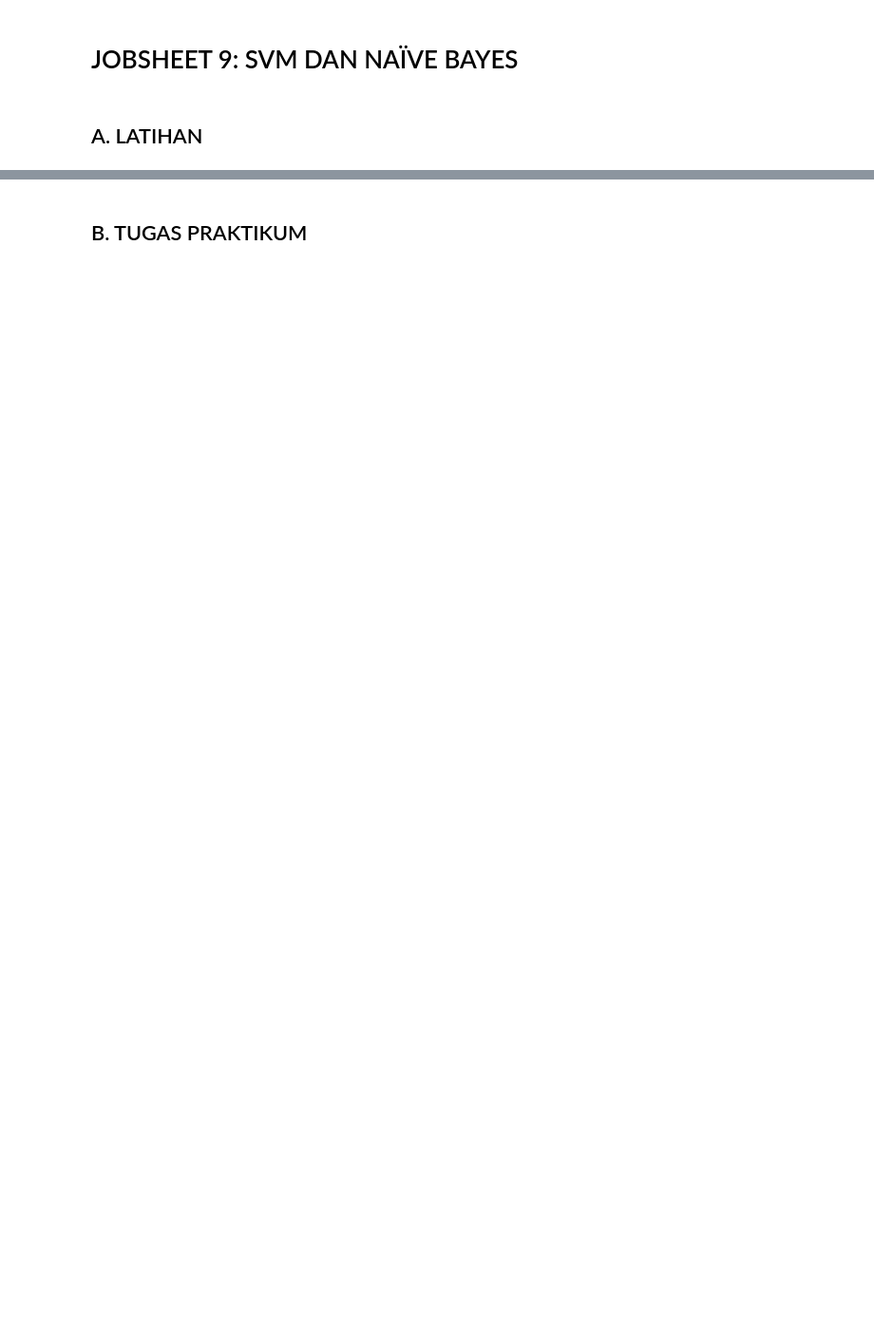
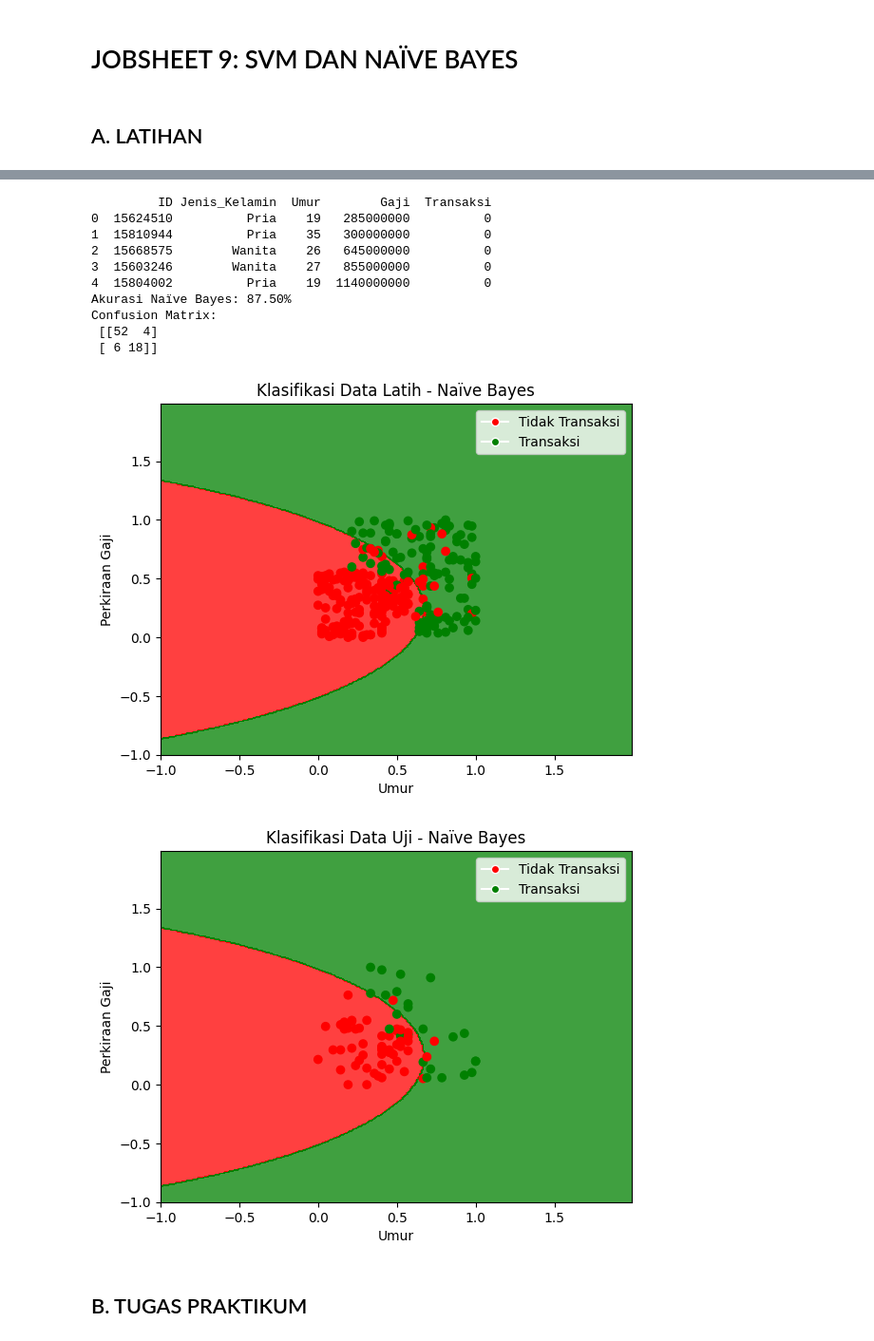
Before and after one commit to IlhamThrq/AI_TI-1B_2025, a Jupyter notebook: SVM DAN NAÏVE BAYES.ipynb, the cells around one changed output, grey strips where cells are left out. Shown at 95% size. Cells and saved outputs as stored; diff of their text form; code cells hidden in the pictures; blank space fills up the shorter version.

```diff
--- a/SVM DAN NAÏVE BAYES.ipynb
+++ b/SVM DAN NAÏVE BAYES.ipynb
@@ -13,2 +115,80 @@
+# %%
+# Import library
+import numpy as np
+import pandas as pd
+import matplotlib.pyplot as plt
+from sklearn.model_selection import train_test_split
+from sklearn.preprocessing import MinMaxScaler
+from sklearn.naive_bayes import GaussianNB
+from sklearn.metrics import confusion_matrix, accuracy_score
+from matplotlib.colors import ListedColormap
+
+# Membaca dataset
+dataset = pd.read_csv('iklan_sosmed.csv', delimiter=';')
+
+# Menampilkan 5 baris pertama
+print(dataset.head())
+
+# Memisahkan fitur dan label
+X = dataset.iloc[:, 2:-1].values
+y = dataset.iloc[:, -1].values
+
+# Membagi data latih dan uji
+X_train, X_test, y_train, y_test = train_test_split(X, y, test_size=0.2, random_state=99)
+
+# Normalisasi fitur
+sc = MinMaxScaler()
+X_train = sc.fit_transform(X_train)
+X_test = sc.transform(X_test)
+
+# Melatih model Naïve Bayes
+classifier = GaussianNB()
+classifier.fit(X_train, y_train)
+
+# Prediksi dan evaluasi
+y_pred = classifier.predict(X_test)
+cm = confusion_matrix(y_test, y_pred)
+acc = accuracy_score(y_test, y_pred)
+
+print("Akurasi Naïve Bayes: {:.2f}%".format(acc * 100))
+print("Confusion Matrix:\n", cm)
+
+# Visualisasi Data Latih
+def plot_decision_boundary(X_set, y_set, title):
+    X1, X2 = np.meshgrid(np.arange(start=X_set[:, 0].min() - 1,
+                                   stop=X_set[:, 0].max() + 1, step=0.01),
+                         np.arange(start=X_set[:, 1].min() - 1,
+                                   stop=X_set[:, 1].max() + 1, step=0.01))
+
+    plt.contourf(X1, X2,
+                 classifier.predict(np.array([X1.ravel(), X2.ravel()]).T).reshape(X1.shape),
+                 alpha=0.75, cmap=ListedColormap(('red', 'green')))
+
+    plt.scatter(X_set[:, 0], X_set[:, 1], c=y_set, cmap=ListedColormap(('red', 'green')))
+    plt.title(title)
+    plt.xlabel('Umur')
+    plt.ylabel('Perkiraan Gaji')
+    plt.legend(handles=[
+        plt.Line2D([], [], marker='o', color='w', label='Tidak Transaksi', markerfacecolor='red'),
+        plt.Line2D([], [], marker='o', color='w', label='Transaksi', markerfacecolor='green')
+    ])
+    plt.show()
+
+# Visualisasi training dan testing
+plot_decision_boundary(X_train, y_train, 'Klasifikasi Data Latih - Naïve Bayes')
+plot_decision_boundary(X_test, y_test, 'Klasifikasi Data Uji - Naïve Bayes')
+# %% [output]
+         ID Jenis_Kelamin  Umur        Gaji  Transaksi
+0  15624510          Pria    19   285000000          0
+1  15810944          Pria    35   300000000          0
+2  15668575        Wanita    26   645000000          0
+3  15603246        Wanita    27   855000000          0
+4  15804002          Pria    19  1140000000          0
+Akurasi Naïve Bayes: 87.50%
+Confusion Matrix:
+ [[52  4]
+ [ 6 18]]
+[figure, added]
+[figure, added]
 # %% [markdown]
 ## B. TUGAS PRAKTIKUM
```
Also changed, not shown: parts of 16 cells of this notebook.
